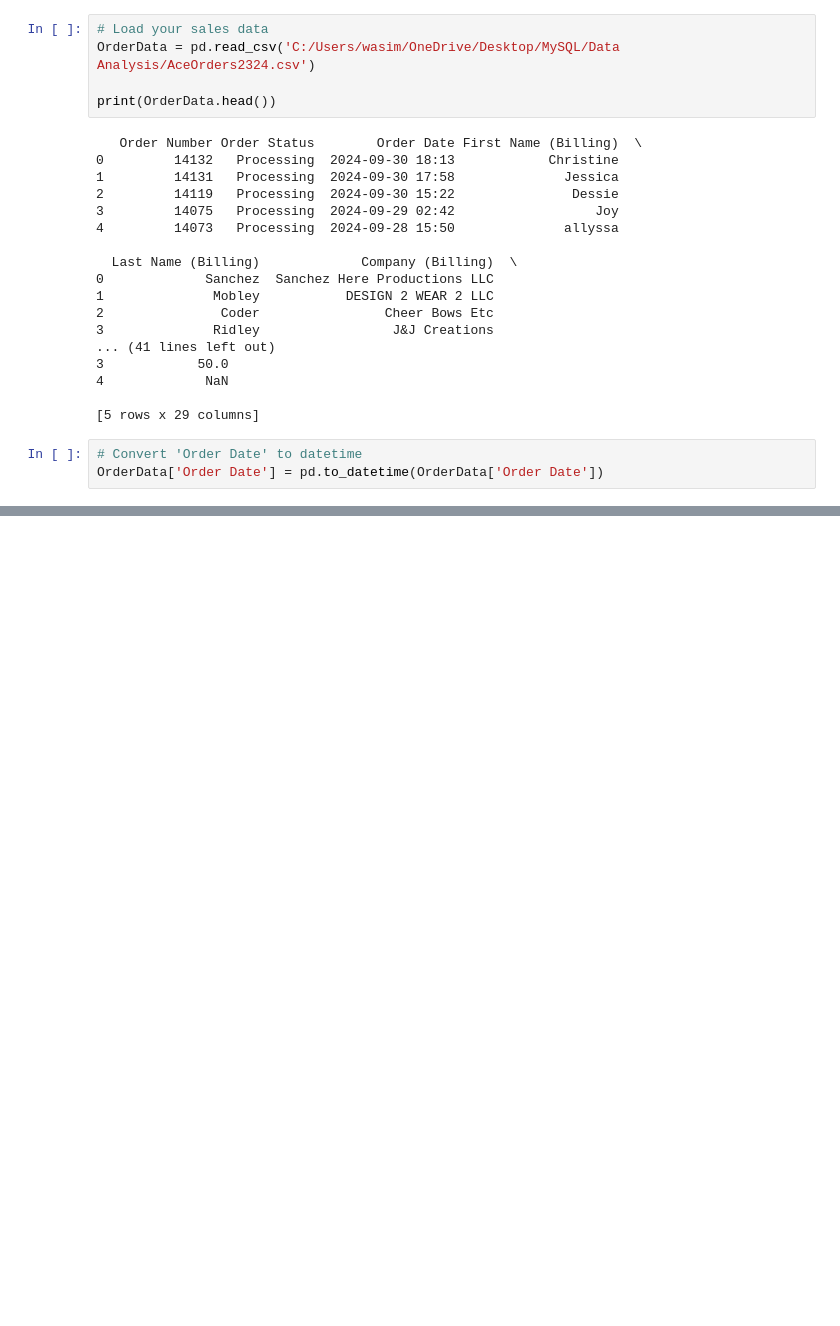
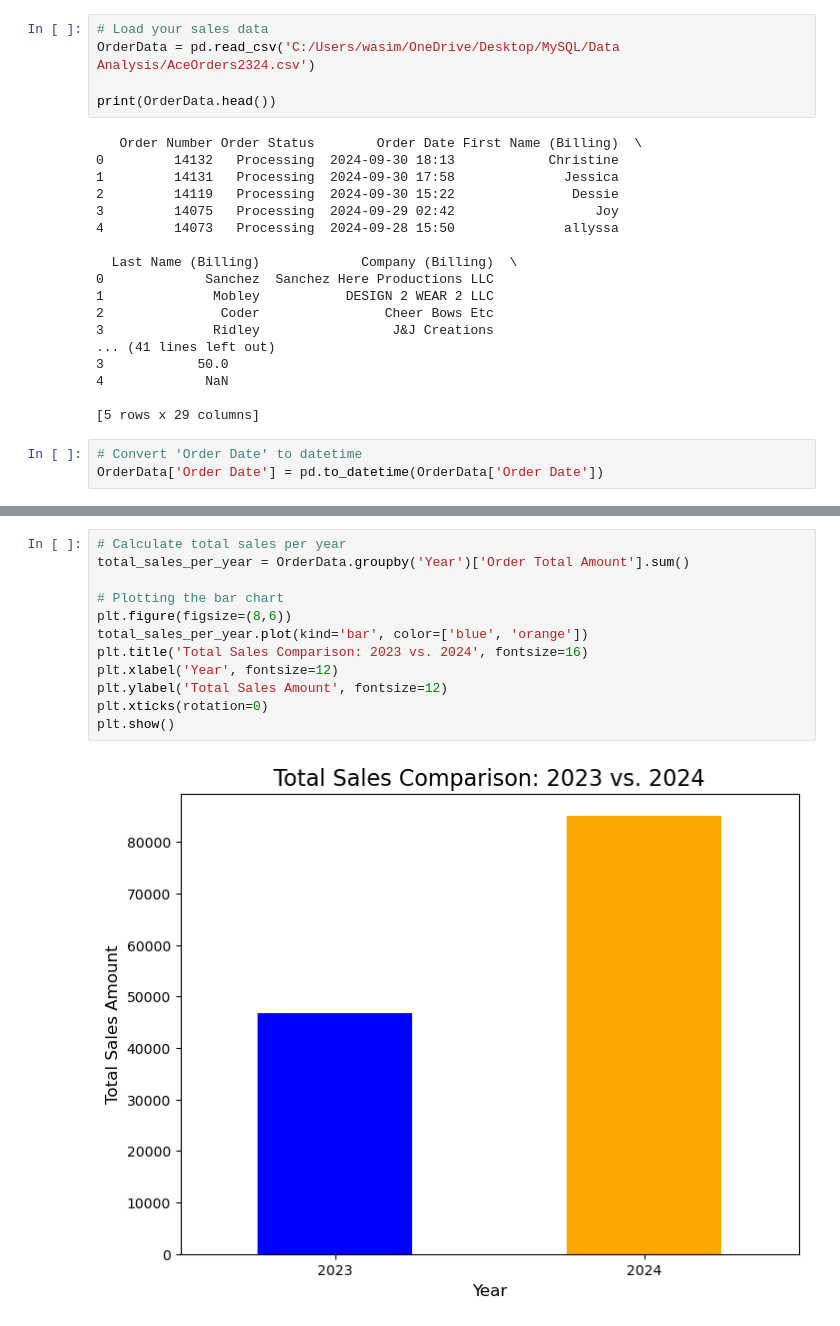
Before and after one commit to wasimranacse/Data-Analysis-1, a Jupyter notebook: AceOrderAnalysis.ipynb, the cells around one changed output, grey strips where cells are left out. Drawn from its saved outputs; the diff is of its cells as text; blank space fills up the shorter version.

Commit message:
Yearly, Mothly and Weekly Comparison been added

```diff
--- a/AceOrderAnalysis.ipynb
+++ b/AceOrderAnalysis.ipynb
@@ -28,0 +91,14 @@ OrderData['Order Date'] = pd.to_datetime(OrderData['Order Date'])
+# %%
+# Calculate total sales per year
+total_sales_per_year = OrderData.groupby('Year')['Order Total Amount'].sum()
+
+# Plotting the bar chart
+plt.figure(figsize=(8,6))
+total_sales_per_year.plot(kind='bar', color=['blue', 'orange'])
+plt.title('Total Sales Comparison: 2023 vs. 2024', fontsize=16)
+plt.xlabel('Year', fontsize=12)
+plt.ylabel('Total Sales Amount', fontsize=12)
+plt.xticks(rotation=0)
+plt.show()
+# %% [output]
+[figure, added]
```
Also changed, not shown: parts of 8 cells of this notebook.
